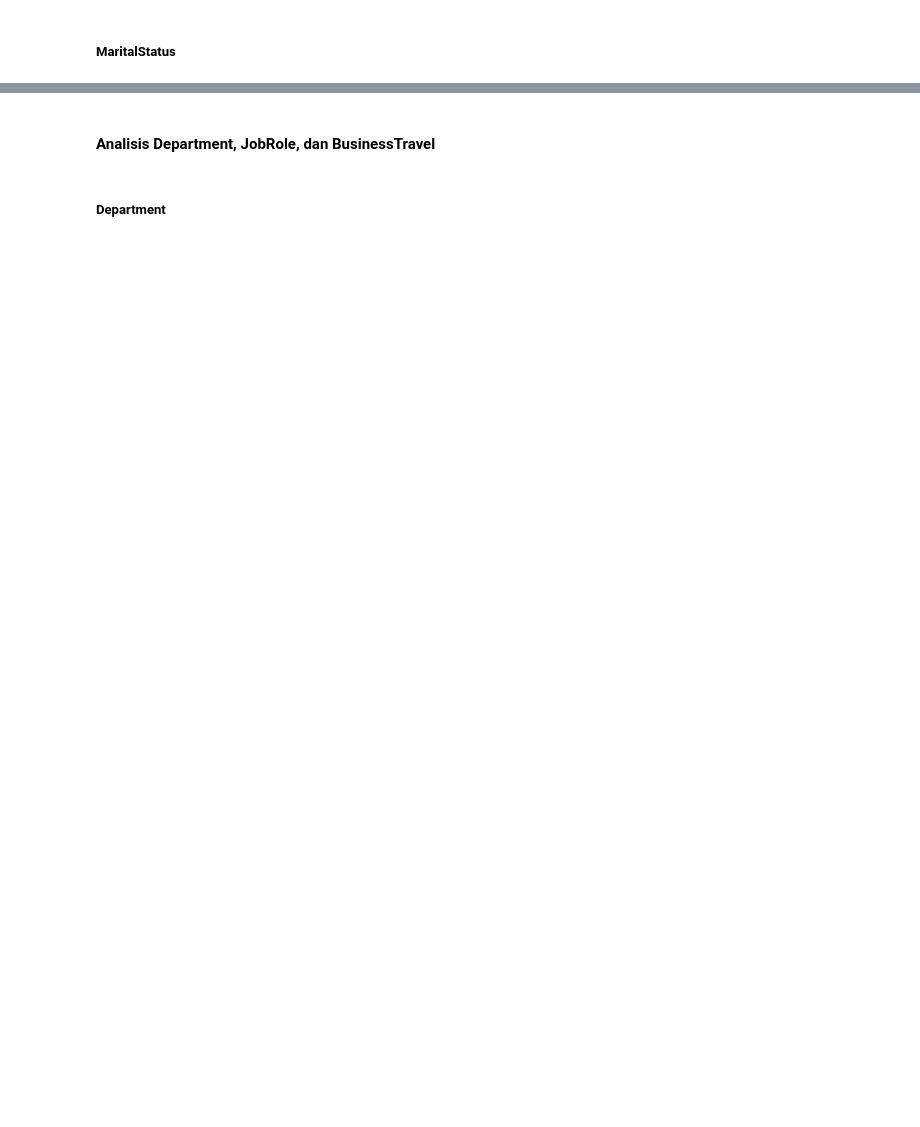
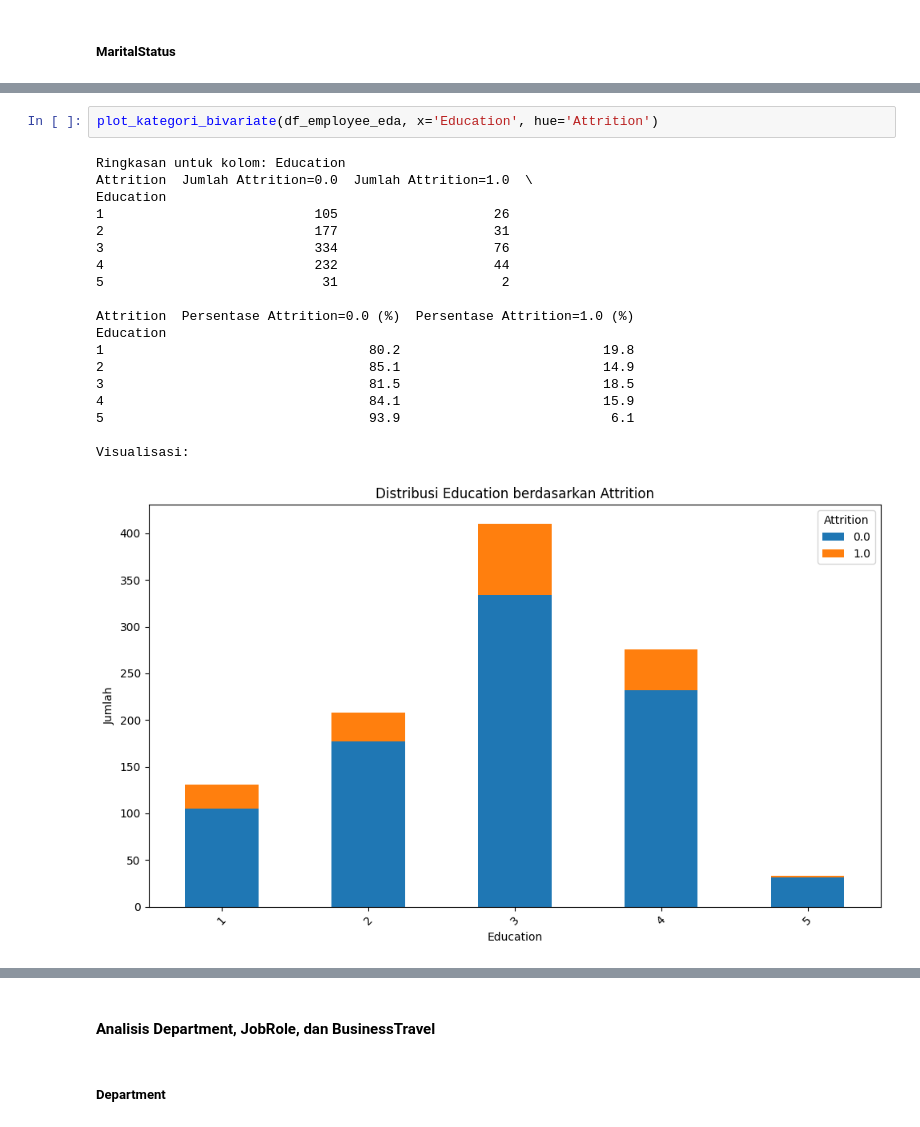
Before and after one commit to alouvre/BPDS_DicodingSubmission_Proyek_Pertama_Dashboard_HR, a Jupyter notebook: BPDS_Submission_Proyek_Pertama.ipynb, the cells around one changed output, grey strips where cells are left out. Drawn from its saved outputs; the diff is of its cells as text; blank space fills up the shorter version.

```diff
--- a/BPDS_Submission_Proyek_Pertama.ipynb
+++ b/BPDS_Submission_Proyek_Pertama.ipynb
@@ -518,0 +617,22 @@ Visualisasi:
+# %%
+plot_kategori_bivariate(df_employee_eda, x='Education', hue='Attrition')
+# %% [output]
+Ringkasan untuk kolom: Education
+Attrition  Jumlah Attrition=0.0  Jumlah Attrition=1.0  \
+Education
+1                           105                    26
+2                           177                    31
+3                           334                    76
+4                           232                    44
+5                            31                     2
+
+Attrition  Persentase Attrition=0.0 (%)  Persentase Attrition=1.0 (%)
+Education
+1                                  80.2                          19.8
+2                                  85.1                          14.9
+3                                  81.5                          18.5
+4                                  84.1                          15.9
+5                                  93.9                           6.1
+
+Visualisasi:
+[figure, added]
```
Also changed, not shown: parts of 47 cells of this notebook.
